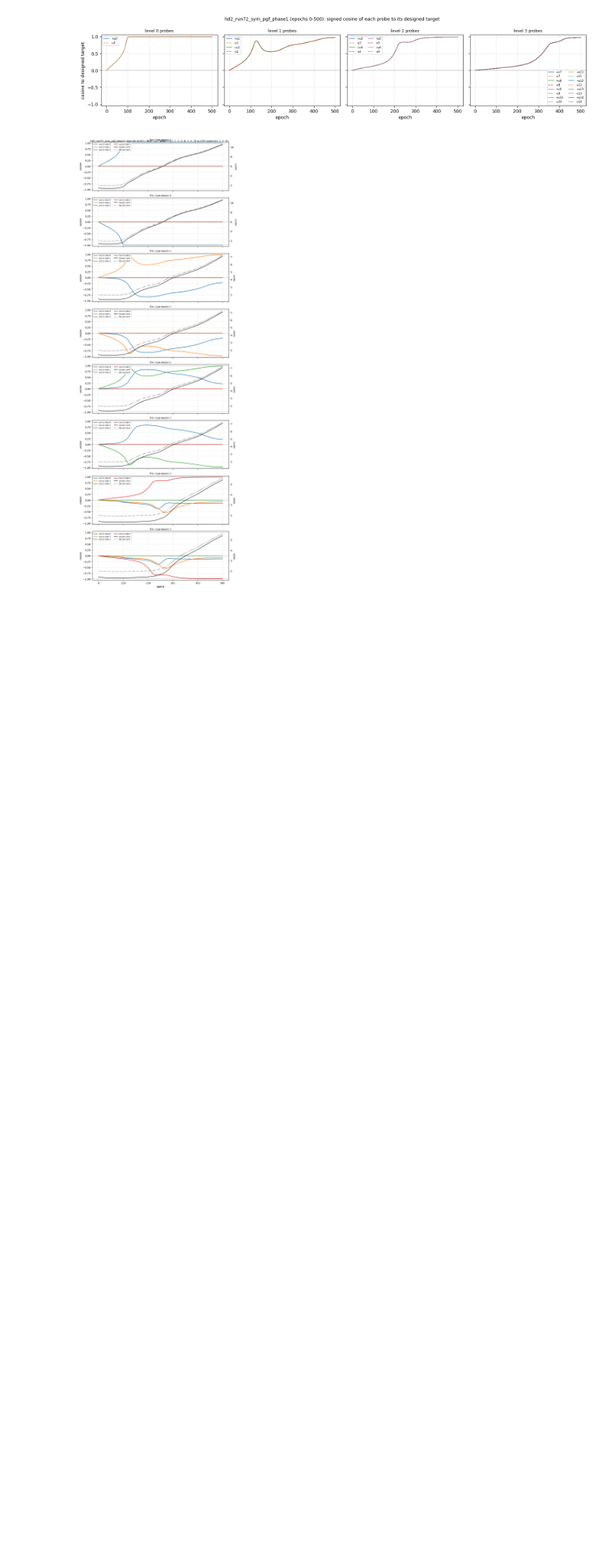
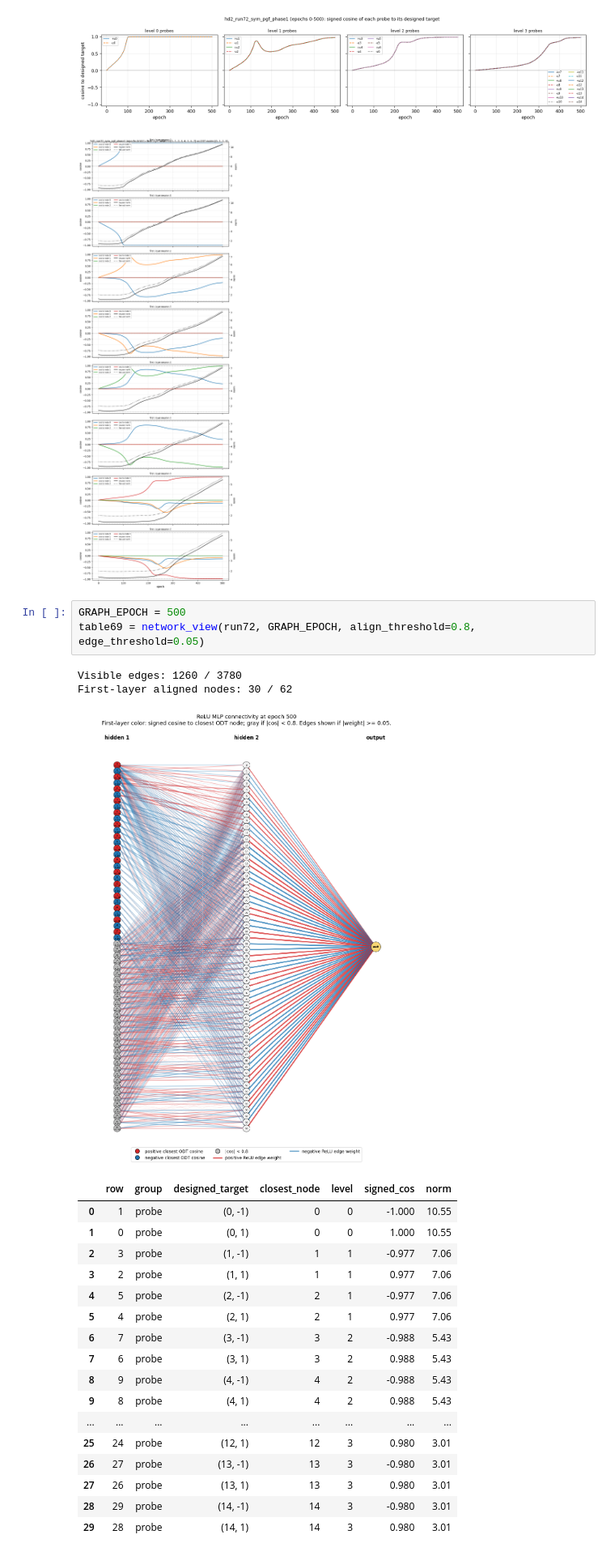
Before and after one commit to HarishGP/layer-lenses, a Jupyter notebook: notebooks/hierarchy_design_runs_2.ipynb, the cells around one changed output. Shown at 81% size. Drawn from its saved outputs; the diff is of its cells as text; blank space fills up the shorter version.

```diff
--- a/notebooks/hierarchy_design_runs_2.ipynb
+++ b/notebooks/hierarchy_design_runs_2.ipynb
@@ -1222,6 +1228,30 @@ series72 = trajectory_plots(run72, NEURON_IDS, node_ids=None, end_epoch=int(run7
 [figure]
 [figure]
 [figure]
+# %%
+GRAPH_EPOCH = 500
+table69 = network_view(run72, GRAPH_EPOCH, align_threshold=0.8, edge_threshold=0.05)
+# %% [output]
+Visible edges: 1260 / 3780
+First-layer aligned nodes: 30 / 62
+[figure, added]
+|  | row | group | designed_target | closest_node | level | signed_cos | norm |
+| 0 | 1 | probe | (0, -1) | 0 | 0 | -1.000 | 10.55 |
+| 1 | 0 | probe | (0, 1) | 0 | 0 | 1.000 | 10.55 |
+| 2 | 3 | probe | (1, -1) | 1 | 1 | -0.977 | 7.06 |
+| 3 | 2 | probe | (1, 1) | 1 | 1 | 0.977 | 7.06 |
+| 4 | 5 | probe | (2, -1) | 2 | 1 | -0.977 | 7.06 |
+| 5 | 4 | probe | (2, 1) | 2 | 1 | 0.977 | 7.06 |
+| 6 | 7 | probe | (3, -1) | 3 | 2 | -0.988 | 5.43 |
+| 7 | 6 | probe | (3, 1) | 3 | 2 | 0.988 | 5.43 |
+| 8 | 9 | probe | (4, -1) | 4 | 2 | -0.988 | 5.43 |
+| 9 | 8 | probe | (4, 1) | 4 | 2 | 0.988 | 5.43 |
+| ... | ... | ... | ... | ... | ... | ... | ... |
+| 25 | 24 | probe | (12, 1) | 12 | 3 | 0.980 | 3.01 |
+| 26 | 27 | probe | (13, -1) | 13 | 3 | -0.980 | 3.01 |
+| 27 | 26 | probe | (13, 1) | 13 | 3 | 0.980 | 3.01 |
+| 28 | 29 | probe | (14, -1) | 14 | 3 | -0.980 | 3.01 |
+| 29 | 28 | probe | (14, 1) | 14 | 3 | 0.980 | 3.01 |
 # %%
 # Cross-run cell: uses runs 70 and 72 (loads run 70 if needed). Phase 1 of the two: loss, capture by level, the spread between same-level probes (zero in the symmetric flow), and where the probes point.
 ensure_runs(70)
```
Also changed, not shown: parts of 21 cells of this notebook, 10 other files.
